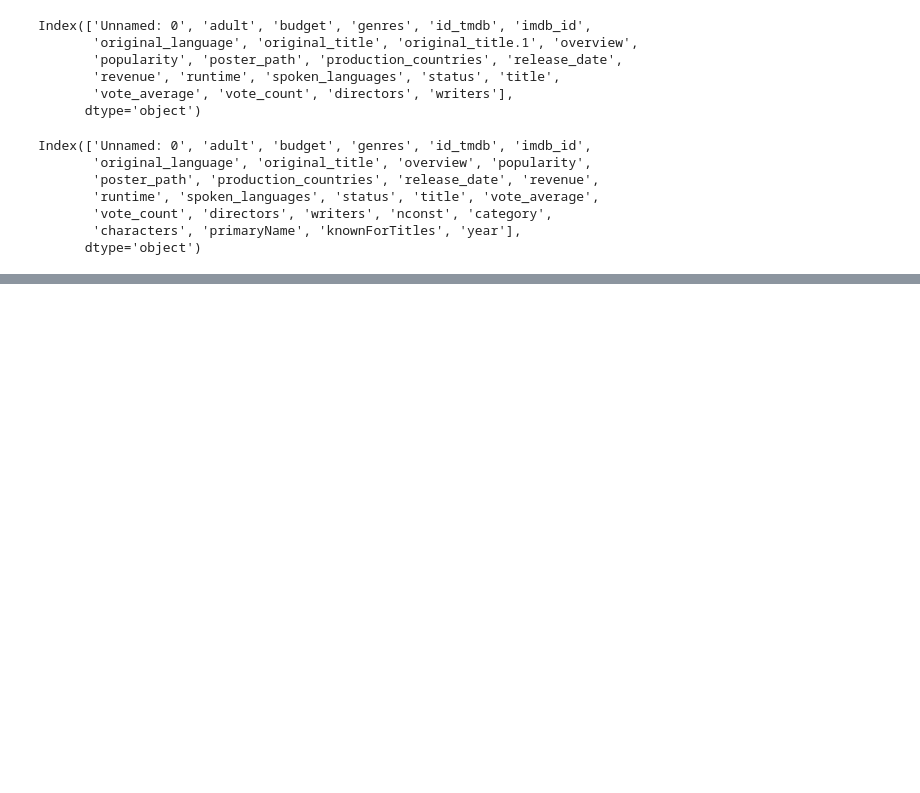
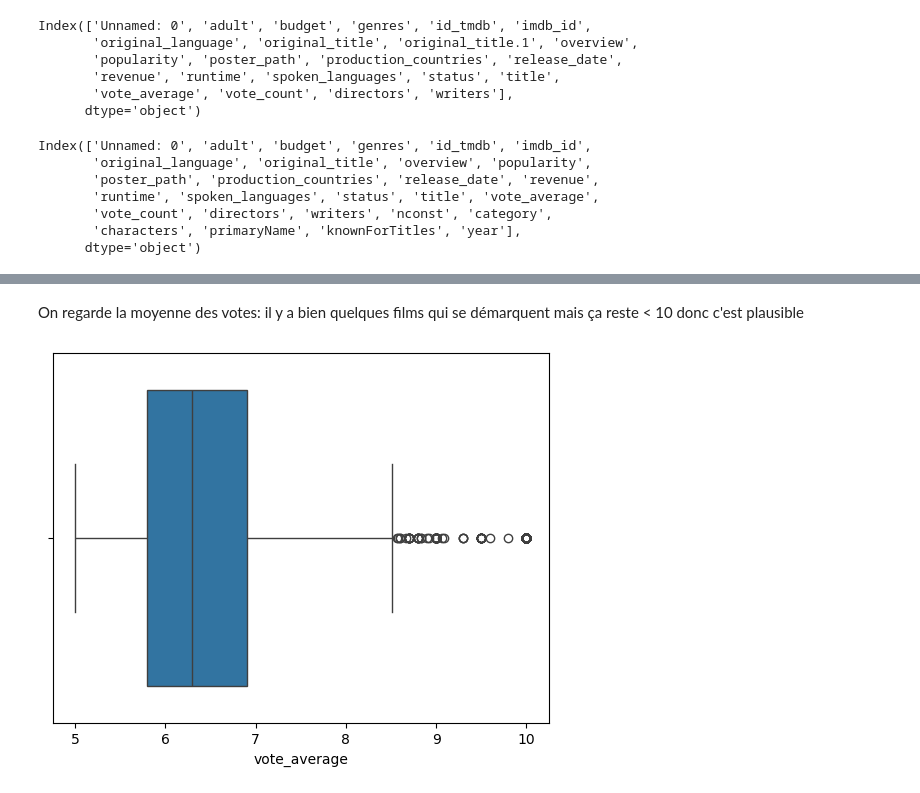
Before and after one commit to Cynthia-OK/CreuseLlywood, a Jupyter notebook: nettoyage_data.ipynb, the cells around one changed output, grey strips where cells are left out. Drawn from its saved outputs; the diff is of its cells as text; code cells hidden in the pictures; blank space fills up the shorter version.

```diff
--- a/nettoyage_data.ipynb
+++ b/nettoyage_data.ipynb
@@ -524,0 +693,6 @@ Index(['Unnamed: 0', 'adult', 'budget', 'genres', 'id_tmdb', 'imdb_id',
+# %% [markdown]
+On regarde la moyenne des votes: il y a bien quelques films qui se démarquent mais ça reste < 10 donc c'est plausible
+# %%
+sns.boxplot(films_v2, x='vote_average');
+# %% [output]
+[figure, added]
```
Also changed, not shown: parts of 34 cells of this notebook.
